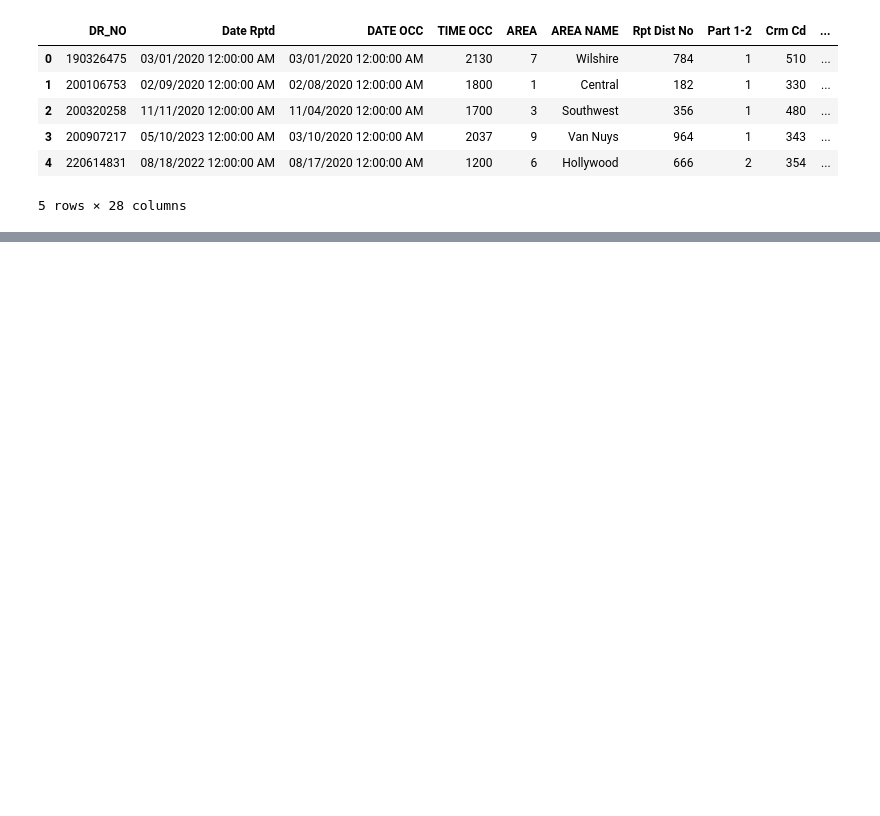
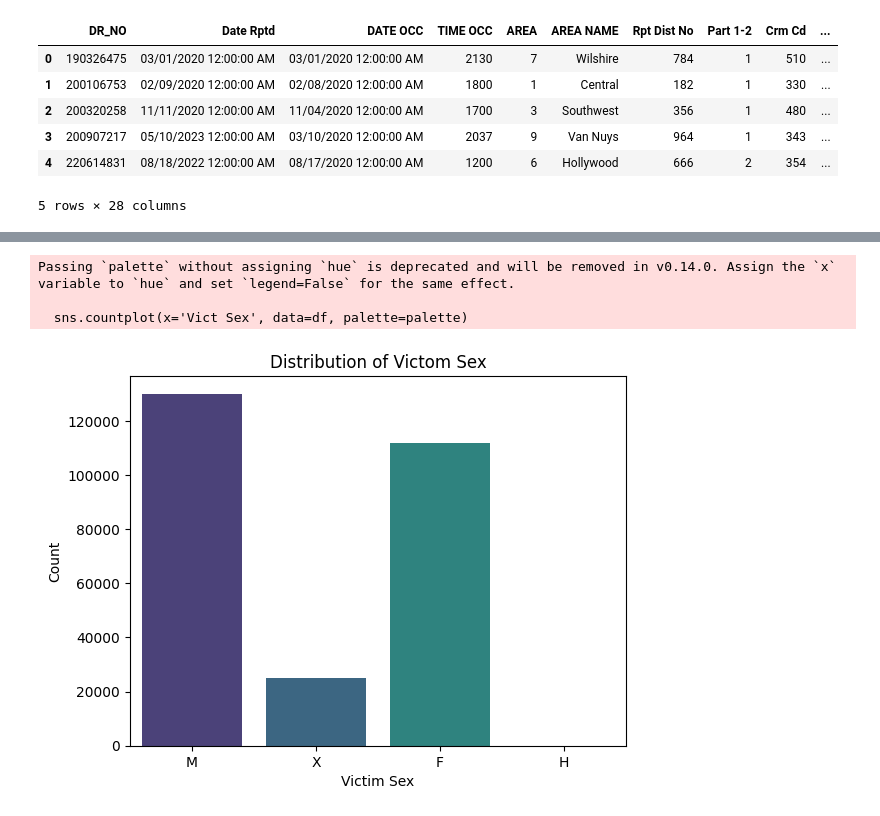
Before and after one commit to ToriStoner/DS4002, a Jupyter notebook: Project_2.ipynb, the cells around one changed output, grey strips where cells are left out. Cells and saved outputs as stored; diff of their text form; code cells hidden in the pictures; blank space fills up the shorter version.

```diff
--- a/Project_2.ipynb
+++ b/Project_2.ipynb
@@ -53,0 +65,13 @@ display(map_crime)
+# %%
+num_colors = len(df['Vict Sex'].unique())  # Get the number of unique categories
+palette = sns.color_palette("viridis", num_colors)  # Generate a color palette with enough colors
+sns.countplot(x='Vict Sex', data=df, palette=palette)
+plt.title('Distribution of Victom Sex')
+plt.xlabel('Victim Sex')
+plt.ylabel('Count')
+plt.show()
+# %% [output]
+Passing `palette` without assigning `hue` is deprecated and will be removed in v0.14.0. Assign the `x` variable to `hue` and set `legend=False` for the same effect.
+
+  sns.countplot(x='Vict Sex', data=df, palette=palette)
+[figure, added]
```
Also changed, not shown: parts of 6 cells of this notebook.
